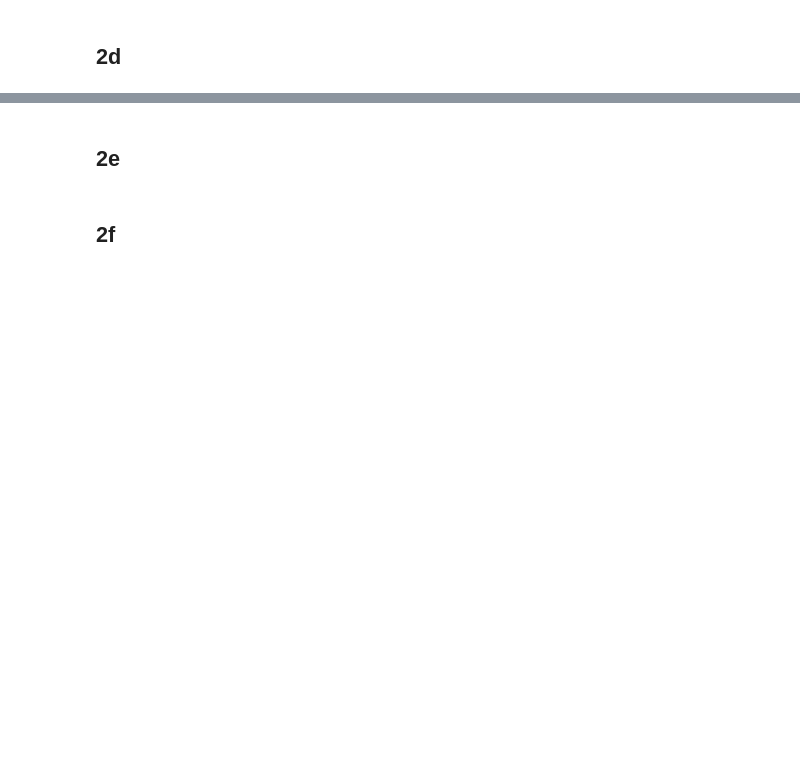
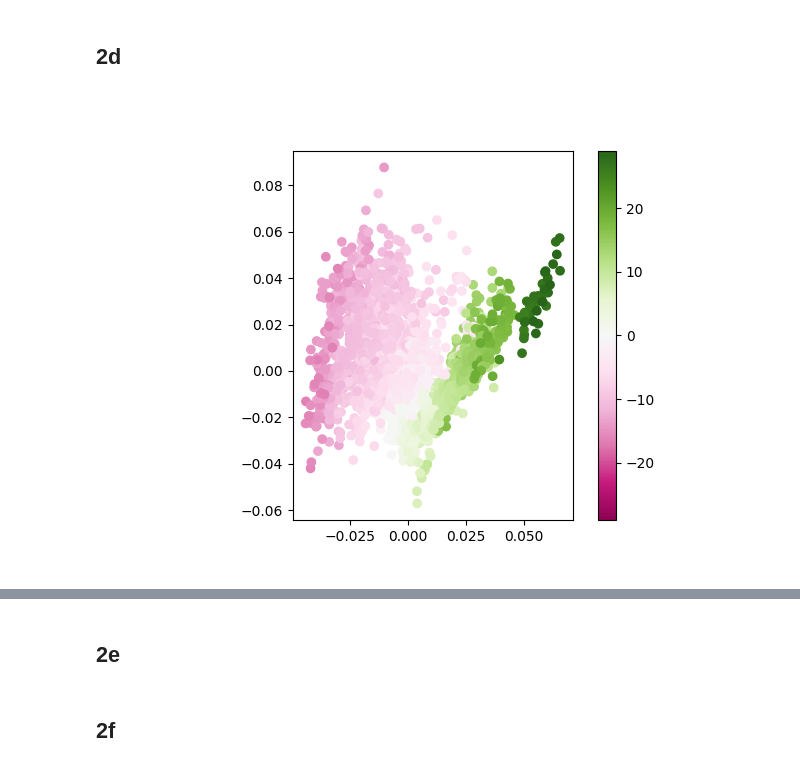
Before and after one commit to abisliouk/-IE675b-machine-learning, a Jupyter notebook: Assignment 3/a03-svd-liza.ipynb, the cells around one changed output, grey strips where cells are left out. Drawn from its saved outputs; the diff is of its cells as text; code cells hidden in the pictures; blank space fills up the shorter version.

Commit message:
add preliminary plots for 2d

```diff
--- a/Assignment 3/a03-svd-liza.ipynb
+++ b/Assignment 3/a03-svd-liza.ipynb
@@ -436,4 +409,6 @@ print(Vt[4, 36:]) #rain1-12
 ## 2d
 # %%
 # Here is an example.
-plot_xy(U[:, 0], U[:, 1], lat - np.mean(lat))
+plot_xy(U[:, 0], U[:, 3], lat - np.mean(lat))
+# %% [output]
+[figure, added]
```
Also changed, not shown: parts of 9 cells of this notebook, 2 other files.
